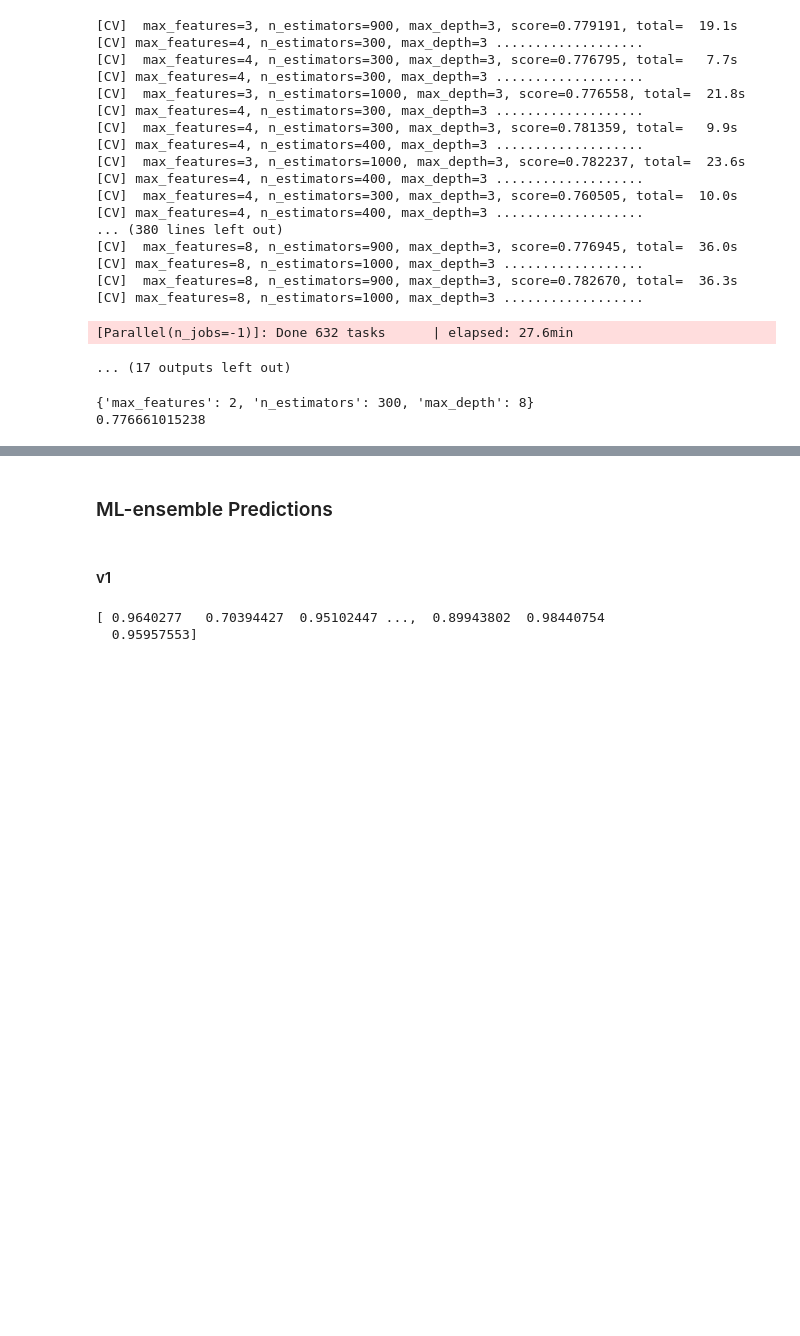
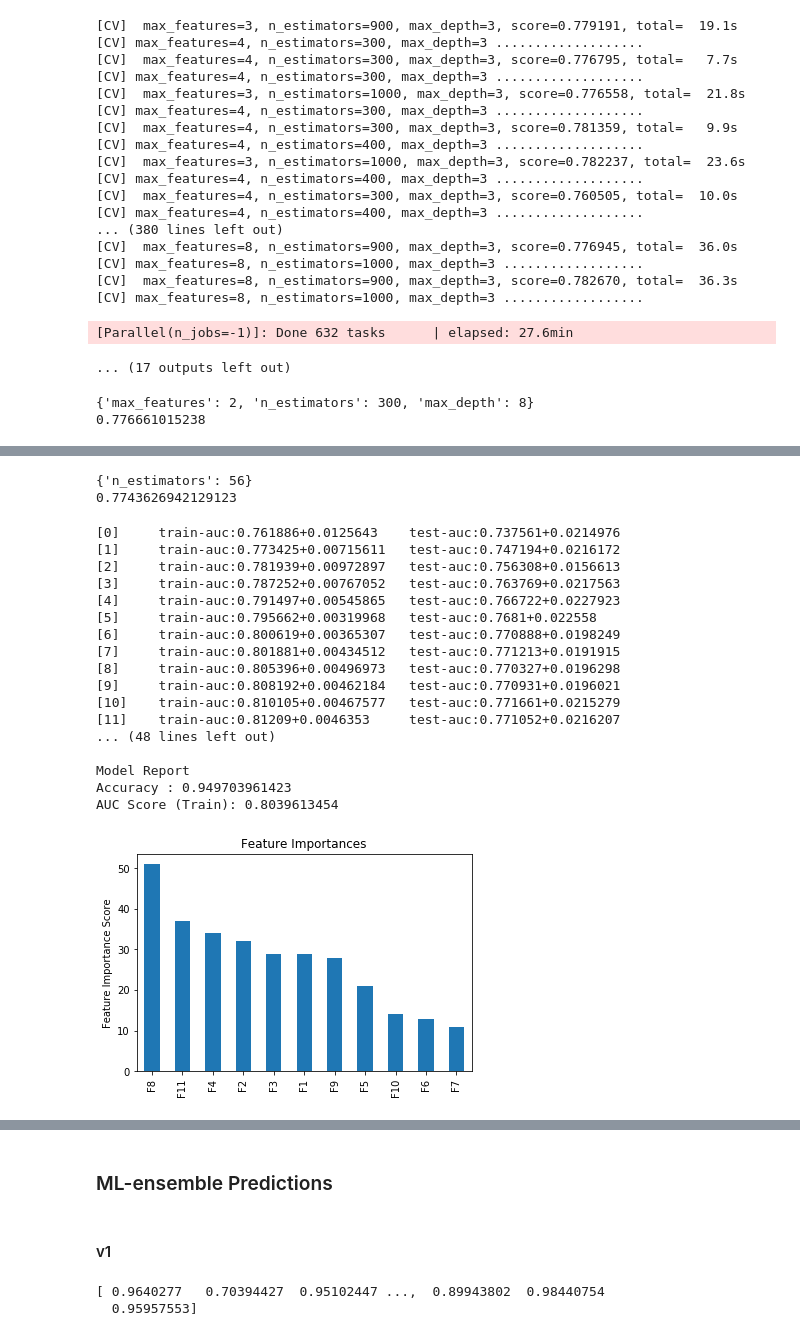
Before and after one commit to JulianDomingo/kaggle_ee379k, a Jupyter notebook: layer_2_models.ipynb, the cells around one changed output, grey strips where cells are left out. Drawn from its saved outputs; the diff is of its cells as text; code cells hidden in the pictures; blank space fills up the shorter version.

Commit message:
Finished param tuning for ensemble v3

```diff
--- a/layer_2_models.ipynb
+++ b/layer_2_models.ipynb
@@ -108,7 +109,7 @@ class Stacker(object):
 
     def fit_meta_learners_and_predict(self):
         """ Generates predictions using all meta features generated from the base learners for each meta learner. """
-        if not self.meta_features_train or self.meta_features_test:
+        if self.meta_features_train is None or self.meta_features_test is None:
             raise ValueError("get_meta_features() should be called before generate_out_of_folds_preds.")
 
         self.meta_learner_preds = np.zeros(len(self.test_ids), len(self.meta_learners))
@@ -128,8 +129,11 @@ class Stacker(object):
         return pd.DataFrame(self.meta_learner_preds, columns=self.base_learners)
 
 
-    def get_final_preds(self):
-        return np.mean(self.meta_learner_preds, axis=1)
+    def get_final_preds(self, mean="average"):
+        if mean == "average":
+            return np.mean(self.meta_learner_preds, axis=1)
+        elif mean == "harmonic":
+            return hmean(self.meta_learner_preds, axis=1)
 # %% [markdown]
 ## Meta Learner(s) Parameter Tuning & Predictions
 # %% [markdown]
@@ -527,0 +549,18 @@ save_preds(meta_preds_v3_tuned, "_".join(base_learners_v3))
+# %%
+#     "gamma": [0, 0.1, 0.2, 0.3],
+#     "max_depth": range(3, 10 + 1),
+#     "n_estimators": range(200, 1000 + 1, 100),
+#     "subsample": [0.5, 0.6, 0.7, 0.8, 0.9],
+#     "colsample_bytree": [0.5, 0.6, 0.7, 0.8, 0.9],
+#     "min_child_weight": range(1, 6),
+#     "reg_alpha": [0.01, 0.05, 0.1, 0.15, 0.2],
+#     "reg_lambda": [0.01, 0.05, 0.1, 0.15, 0.2]
+xgb_meta_v3 = XGBClassifier(**final_xgb_v3_final_params)
+
+# Warning: this block takes a long time to execute.
+xgb_v3_n_est = {
+    "n_estimators": range(30, 70)
+}
+
+gs_xgb_v3_n_est = GridSearchCV(estimator=xgb_meta_v3, param_grid=xgb_v3_n_est, cv=n_splits, scoring="roc_auc", n_jobs=-1, verbose=2)
+gs_xgb_v3_n_est.fit(meta_features_train_v3, y_train)
@@ -527,0 +605,7 @@ save_preds(meta_preds_v3_tuned, "_".join(base_learners_v3))
+# %%
+# After model_fit() was called
+print gs_xgb_v3_n_est.best_params_
+print gs_xgb_v3_n_est.best_score_
+# %% [output]
+{'n_estimators': 56}
+0.7743626942129123
@@ -527,0 +645,35 @@ save_preds(meta_preds_v3_tuned, "_".join(base_learners_v3))
+# %%
+xgb_base_params = {
+    "learning_rate": 0.1,
+    "n_estimators": 1000,
+    "max_depth": 5,
+    "min_child_weight": 1,
+    "gamma": 0,
+    "subsample": 0.8,
+    "colsample_bytree": 0.8,
+    "objective": 'binary:logistic', # Used for classifier XGB
+    "scale_pos_weight": 1,
+    "seed": seed
+}
+# %%
+df_meta_features_train_v3 = pd.DataFrame(meta_features_train_v3, columns=["F{}".format(x) for x in range(1, 11 + 1)])
+model_fit(XGBClassifier(**xgb_base_params), df_meta_features_train_v3, df_meta_features_train_v3.columns.values)
+# %% [output]
+[0]     train-auc:0.761886+0.0125643    test-auc:0.737561+0.0214976
+[1]     train-auc:0.773425+0.00715611   test-auc:0.747194+0.0216172
+[2]     train-auc:0.781939+0.00972897   test-auc:0.756308+0.0156613
+[3]     train-auc:0.787252+0.00767052   test-auc:0.763769+0.0217563
+[4]     train-auc:0.791497+0.00545865   test-auc:0.766722+0.0227923
+[5]     train-auc:0.795662+0.00319968   test-auc:0.7681+0.022558
+[6]     train-auc:0.800619+0.00365307   test-auc:0.770888+0.0198249
+[7]     train-auc:0.801881+0.00434512   test-auc:0.771213+0.0191915
+[8]     train-auc:0.805396+0.00496973   test-auc:0.770327+0.0196298
+[9]     train-auc:0.808192+0.00462184   test-auc:0.770931+0.0196021
+[10]    train-auc:0.810105+0.00467577   test-auc:0.771661+0.0215279
+[11]    train-auc:0.81209+0.0046353     test-auc:0.771052+0.0216207
+... (48 lines left out)
+
+Model Report
+Accuracy : 0.949703961423
+AUC Score (Train): 0.8039613454
+[figure, added]
```
Also changed, not shown: parts of 19 cells of this notebook, 2 other files.
